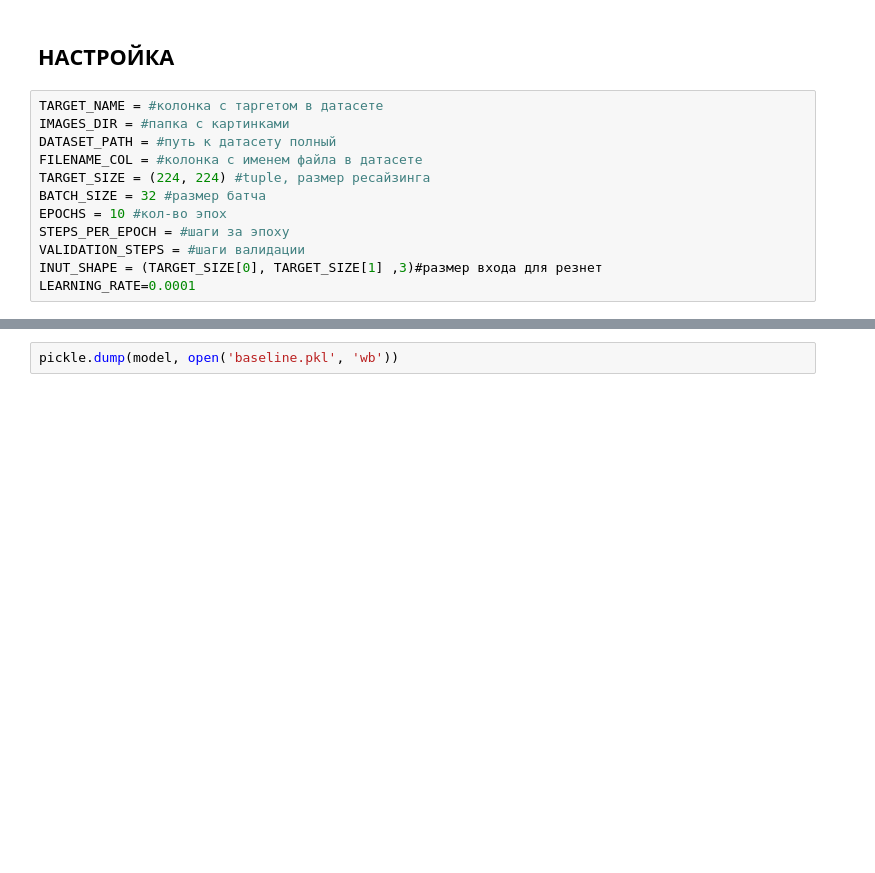
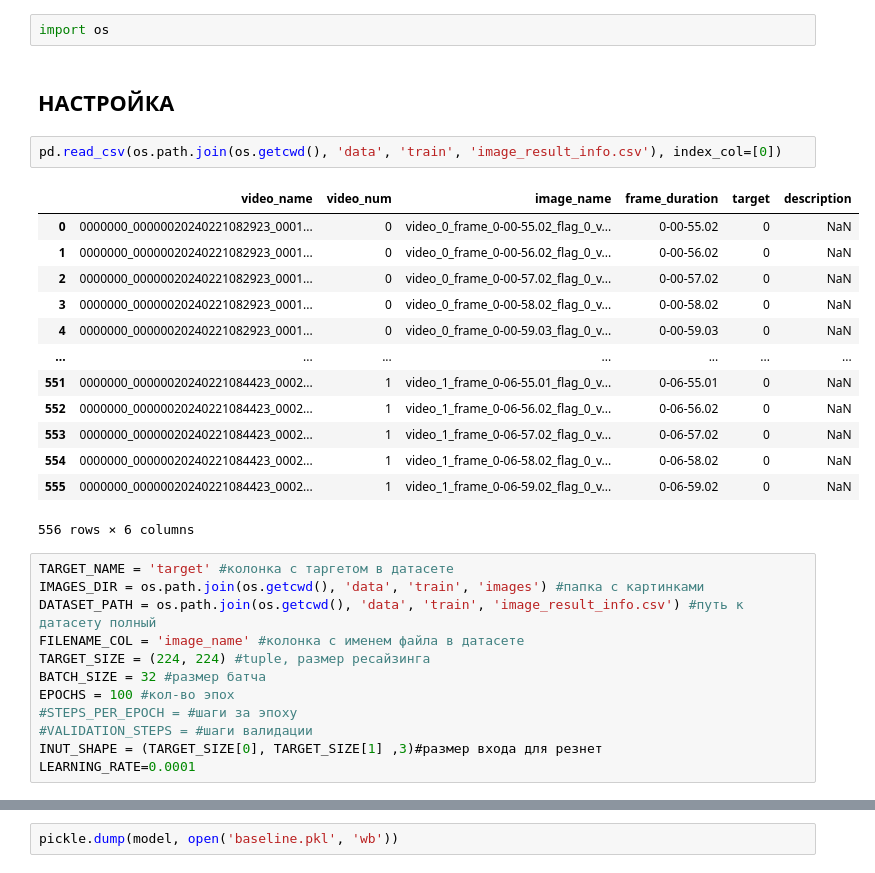
Before and after one commit to SergeML/Black_Duck_Hackathon_DFO, a Jupyter notebook: model_fitter.ipynb, the cells around one changed output, grey strips where cells are left out. Drawn from its saved outputs; the diff is of its cells as text; blank space fills up the shorter version.

```diff
--- a/model_fitter.ipynb
+++ b/model_fitter.ipynb
@@ -15,15 +38,33 @@ from tensorflow.keras.metrics import Accuracy
+# %%
+import os
 # %% [markdown]
 ## НАСТРОЙКА
+# %%
+pd.read_csv(os.path.join(os.getcwd(), 'data', 'train', 'image_result_info.csv'), index_col=[0])
+# %% [output]
+|  | video_name | video_num | image_name | frame_duration | target | description |
+| 0 | 0000000_00000020240221082923_0001... | 0 | video_0_frame_0-00-55.02_flag_0_v... | 0-00-55.02 | 0 | NaN |
+| 1 | 0000000_00000020240221082923_0001... | 0 | video_0_frame_0-00-56.02_flag_0_v... | 0-00-56.02 | 0 | NaN |
+| 2 | 0000000_00000020240221082923_0001... | 0 | video_0_frame_0-00-57.02_flag_0_v... | 0-00-57.02 | 0 | NaN |
+| 3 | 0000000_00000020240221082923_0001... | 0 | video_0_frame_0-00-58.02_flag_0_v... | 0-00-58.02 | 0 | NaN |
+| 4 | 0000000_00000020240221082923_0001... | 0 | video_0_frame_0-00-59.03_flag_0_v... | 0-00-59.03 | 0 | NaN |
+| ... | ... | ... | ... | ... | ... | ... |
+| 551 | 0000000_00000020240221084423_0002... | 1 | video_1_frame_0-06-55.01_flag_0_v... | 0-06-55.01 | 0 | NaN |
+| 552 | 0000000_00000020240221084423_0002... | 1 | video_1_frame_0-06-56.02_flag_0_v... | 0-06-56.02 | 0 | NaN |
+| 553 | 0000000_00000020240221084423_0002... | 1 | video_1_frame_0-06-57.02_flag_0_v... | 0-06-57.02 | 0 | NaN |
+| 554 | 0000000_00000020240221084423_0002... | 1 | video_1_frame_0-06-58.02_flag_0_v... | 0-06-58.02 | 0 | NaN |
+| 555 | 0000000_00000020240221084423_0002... | 1 | video_1_frame_0-06-59.02_flag_0_v... | 0-06-59.02 | 0 | NaN |
+556 rows × 6 columns
 # %%
-TARGET_NAME = #колонка с таргетом в датасете
-IMAGES_DIR = #папка с картинками
-DATASET_PATH = #путь к датасету полный
-FILENAME_COL = #колонка с именем файла в датасете
+TARGET_NAME = 'target' #колонка с таргетом в датасете
+IMAGES_DIR = os.path.join(os.getcwd(), 'data', 'train', 'images') #папка с картинками
+DATASET_PATH = os.path.join(os.getcwd(), 'data', 'train', 'image_result_info.csv') #путь к датасету полный
+FILENAME_COL = 'image_name' #колонка с именем файла в датасете
 TARGET_SIZE = (224, 224) #tuple, размер ресайзинга
 BATCH_SIZE = 32 #размер батча
-EPOCHS = 10 #кол-во эпох
-STEPS_PER_EPOCH = #шаги за эпоху
-VALIDATION_STEPS = #шаги валидации
+EPOCHS = 100 #кол-во эпох
+#STEPS_PER_EPOCH = #шаги за эпоху
+#VALIDATION_STEPS = #шаги валидации
 INUT_SHAPE = (TARGET_SIZE[0], TARGET_SIZE[1] ,3)#размер входа для резнет
 LEARNING_RATE=0.0001
 # %%
```
Also changed, not shown: parts of 11 cells of this notebook.
